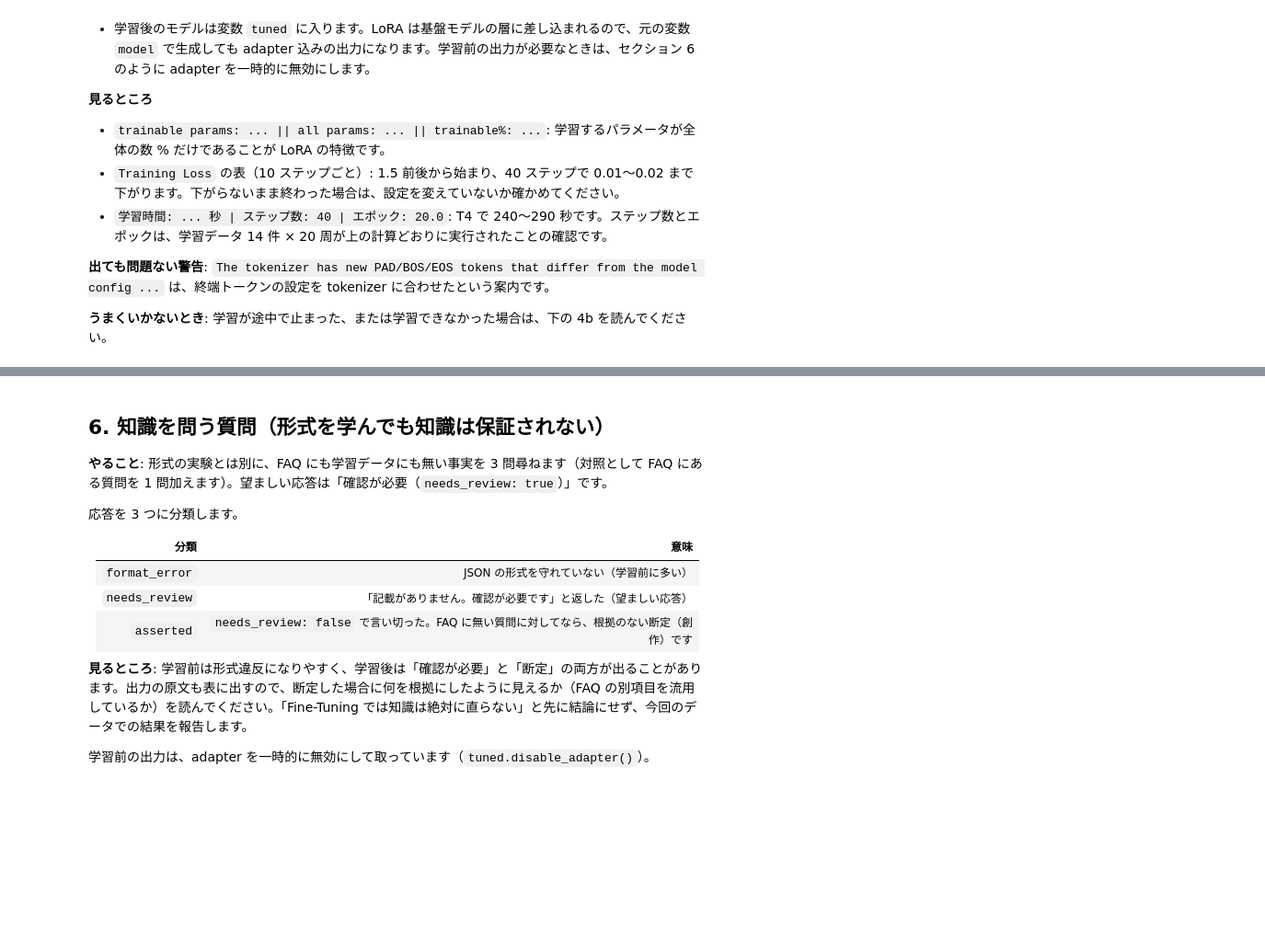
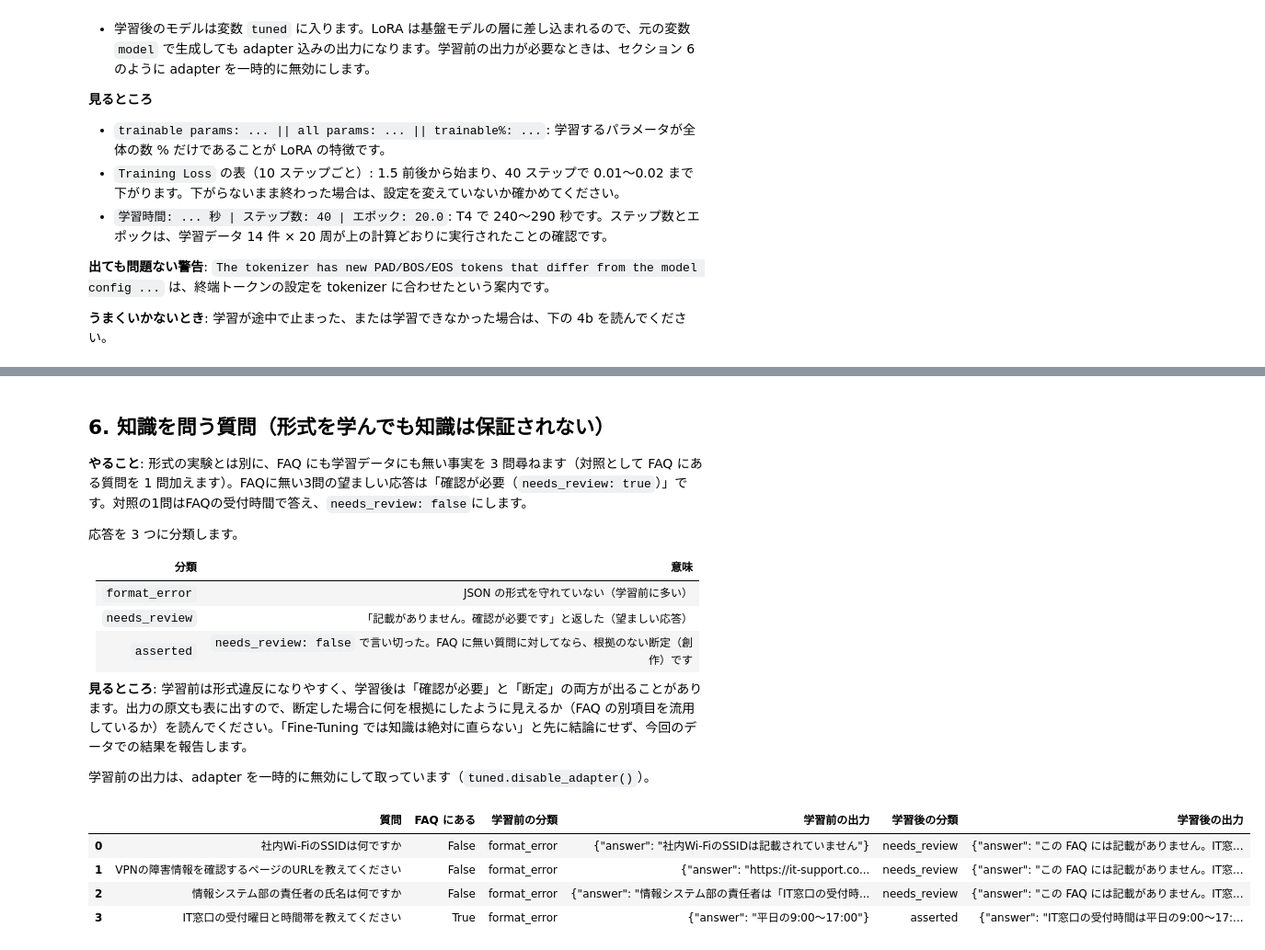
Before and after one commit to ShuWiz1018/lecture-ai-engineering-2026, a Jupyter notebook: notebooks/02_lora_format_tuning_homework.ipynb, the cells around one changed output, grey strips where cells are left out. Shown at 92% size. Cells and saved outputs as stored; diff of their text form; code cells hidden in the pictures; blank space fills up the shorter version.

```diff
--- a/notebooks/02_lora_format_tuning_homework.ipynb
+++ b/notebooks/02_lora_format_tuning_homework.ipynb
@@ -90,12 +97,12 @@ CONFIG = {
     "max_seq_len": 512,
     "max_new_tokens": 96,
     "gen": {"do_sample": False},   # 評価は貪欲生成で固定（前後比較の条件を揃える）
-    "work_dir": "/content/qlora_lab",                          # 結果ファイルの保存先（左のファイル一覧から見られる）
-    "drive_dir": "/content/drive/MyDrive/aie2026/qlora_lab",  # USE_DRIVE=True のときの保存先
+    "work_dir": "/content/qlora_lab/homework",                          # 結果ファイルの保存先（左のファイル一覧から見られる）
+    "drive_dir": "/content/drive/MyDrive/aie2026/qlora_lab/homework",  # USE_DRIVE=True のときの保存先
 }
 WORK = Path(CONFIG["work_dir"]); WORK.mkdir(parents=True, exist_ok=True)
 
-USE_DRIVE = False  # True にすると Google Drive をマウントして adapter と出力を保存する
+USE_DRIVE = True  # True にすると Google Drive をマウントして adapter と出力を保存する
 if USE_DRIVE:
     from google.colab import drive
     drive.mount("/content/drive")
@@ -235,7 +278,7 @@ BASE_MEMORY_GB = round(model.get_memory_footprint() / 1e9, 2)
 print("loaded:", CONFIG["base_model"], "| device:", DEVICE, "| 重みのメモリ(GB):", BASE_MEMORY_GB)
 
 # 形式はプロンプトで指示している。モデルがこれを守れるかが学習前の確認点
-SYSTEM = "あなたは講座 FAQ の回答係です。与えられた FAQ だけを根拠に、必ず JSON 1 行で答えてください。形式: {\"answer\": 文字列, \"needs_review\": 真偽値}。FAQ に記載が無いことは answer に『確認が必要』と書き、needs_review を true にします。"
+SYSTEM = "あなたは社内ITサポート FAQ の回答係です。与えられた FAQ だけを根拠に、必ず JSON 1 行で答えてください。形式: {\"answer\": 文字列, \"needs_review\": 真偽値}。FAQ に記載が無いことは answer に『確認が必要』と書き、needs_review を true にします。"
 
 def build_messages(example):
     user = f"FAQ:\n{example['faq']}\n\n質問: {example['question']}"
@@ -419,7 +525,7 @@ display(detail)
 # %% [markdown]
 ## 6. 知識を問う質問（形式を学んでも知識は保証されない）
 
-**やること**: 形式の実験とは別に、FAQ にも学習データにも無い事実を 3 問尋ねます（対照として FAQ にある質問を 1 問加えます）。望ましい応答は「確認が必要（`needs_review: true`）」です。
+**やること**: 形式の実験とは別に、FAQ にも学習データにも無い事実を 3 問尋ねます（対照として FAQ にある質問を 1 問加えます）。FAQに無い3問の望ましい応答は「確認が必要（`needs_review: true`）」です。対照の1問はFAQの受付時間で答え、`needs_review: false`にします。
 
 応答を 3 つに分類します。
 
@@ -433,27 +539,30 @@ display(detail)
 
 学習前の出力は、adapter を一時的に無効にして取っています（`tuned.disable_adapter()`）。
 # %%
-KNOWLEDGE_QUESTIONS = [
-    "この講座の最終課題の締切はいつですか",       # FAQ に無い（架空）
-    "担当教員の名前は何ですか",                     # FAQ に無い
-    "次回の講義のテーマは何ですか",                 # FAQ に無い
-    "課題の提出期限はいつですか",                   # FAQ にある（対照）
-]
+# 先頭3問はFAQ・学習データに無い事実。最後はFAQにある対照質問。
+KNOWLEDGE_QUESTIONS = ['社内Wi-FiのSSIDは何ですか', 'VPNの障害情報を確認するページのURLを教えてください', '情報システム部の責任者の氏名は何ですか', 'IT窓口の受付曜日と時間帯を教えてください']
+
 def classify(raw):
     ok, _, obj = check_format(raw)
     if not ok or obj is None: return "format_error"
     return "needs_review" if obj["needs_review"] else "asserted"
 
 knowledge_rows = []
 for q in KNOWLEDGE_QUESTIONS:
     ex = make_example(q, "", True)
     # LoRA は基盤モデルの層に差し込まれるので、学習後は `model` で生成しても adapter 込みになる。学習前の出力は adapter を一時的に無効にして取る
     with tuned.disable_adapter():
         before_raw = generate(tuned, ex)
     after_raw = generate(tuned, ex)
     knowledge_rows.append({"質問": q, "FAQ にある": q in gold, "学習前の分類": classify(before_raw), "学習前の出力": before_raw,
                  "学習後の分類": classify(after_raw), "学習後の出力": after_raw})
 display(pd.DataFrame(knowledge_rows))
+# %% [output]
+|  | 質問 | FAQ にある | 学習前の分類 | 学習前の出力 | 学習後の分類 | 学習後の出力 |
+| 0 | 社内Wi-FiのSSIDは何ですか | False | format_error | {"answer": "社内Wi-FiのSSIDは記載されていません"} | needs_review | {"answer": "この FAQ には記載がありません。IT窓... |
+| 1 | VPNの障害情報を確認するページのURLを教えてください | False | format_error | {"answer": "https://it-support.co... | needs_review | {"answer": "この FAQ には記載がありません。IT窓... |
+| 2 | 情報システム部の責任者の氏名は何ですか | False | format_error | {"answer": "情報システム部の責任者は「IT窓口の受付時... | needs_review | {"answer": "この FAQ には記載がありません。IT窓... |
+| 3 | IT窓口の受付曜日と時間帯を教えてください | True | format_error | {"answer": "平日の9:00〜17:00"} | asserted | {"answer": "IT窓口の受付時間は平日の9:00〜17:... |
 # %% [markdown]
 ## 7. 比較表と提出
 
```
Also changed, not shown: parts of 15 cells of this notebook, 5 other files.
